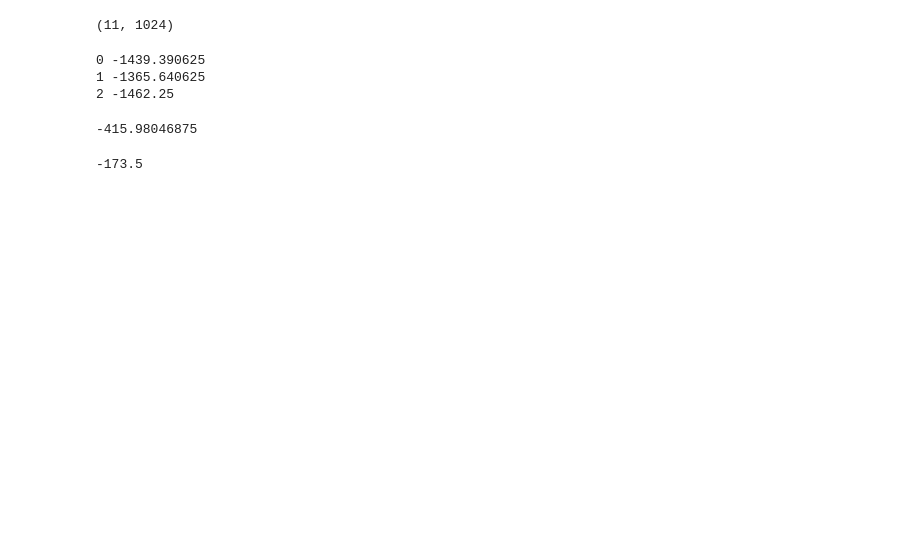
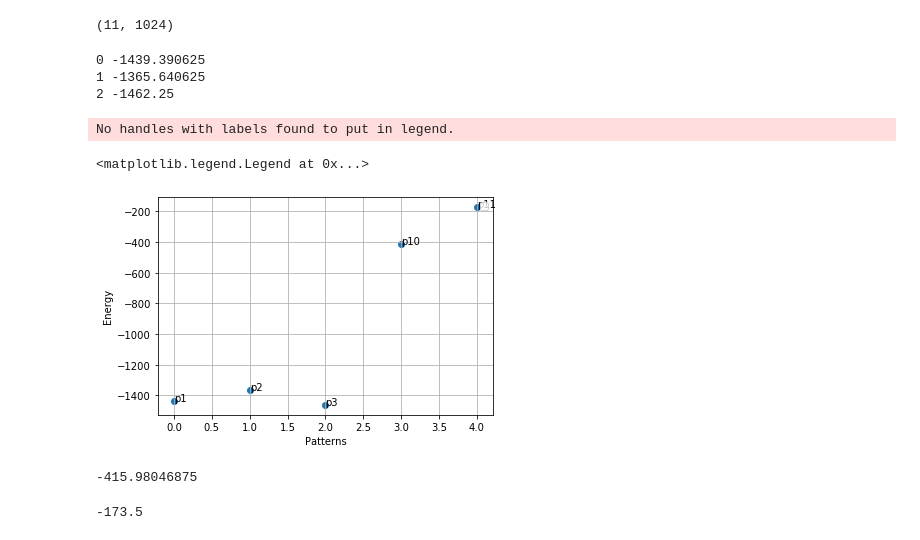
Before and after one commit to kenza-bouzid/ann_labs, a Jupyter notebook: lab3/3_3.ipynb, the cells around one changed output. Cells and saved outputs as stored; diff of their text form; code cells hidden in the pictures; blank space fills up the shorter version.

```diff
--- a/lab3/3_3.ipynb
+++ b/lab3/3_3.ipynb
@@ -23,3 +31,17 @@ for i, s in enumerate(hop_net2.states):
+# %%
+fig, ax = plt.subplots()
+ax.scatter(range(5), energy)
+labels  = ['p1', 'p2', 'p3', 'p10', 'p11']
+for i, txt in enumerate(labels):
+    ax.annotate(txt, (i, energy[i]))
+plt.ylabel("Energy")
+plt.xlabel("Patterns")
+plt.grid(True)
+plt.legend()
+# %% [output]
+No handles with labels found to put in legend.
+<matplotlib.legend.Legend at 0x...>
+[figure, added]
 # %%
 hop_net2.energy(pictures_patterns[9])
 # %% [output]
```
Also changed, not shown: parts of 6 cells of this notebook, 1 other file.
